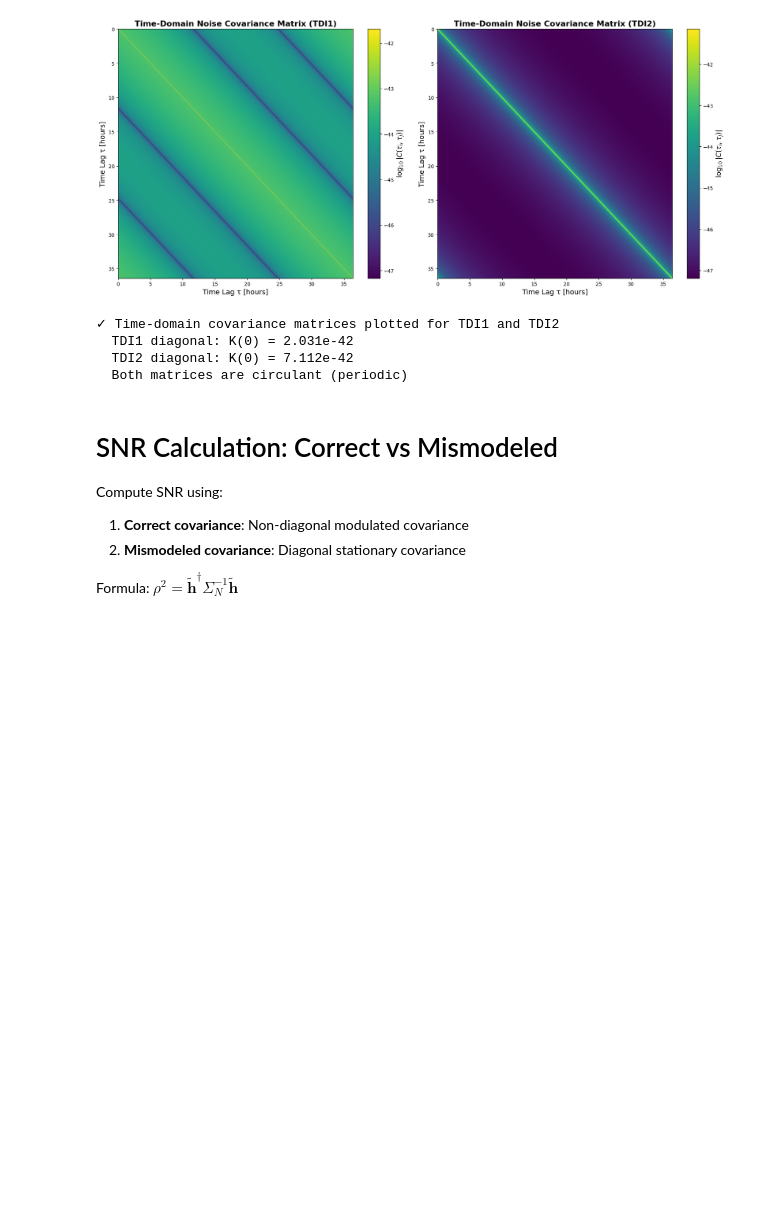
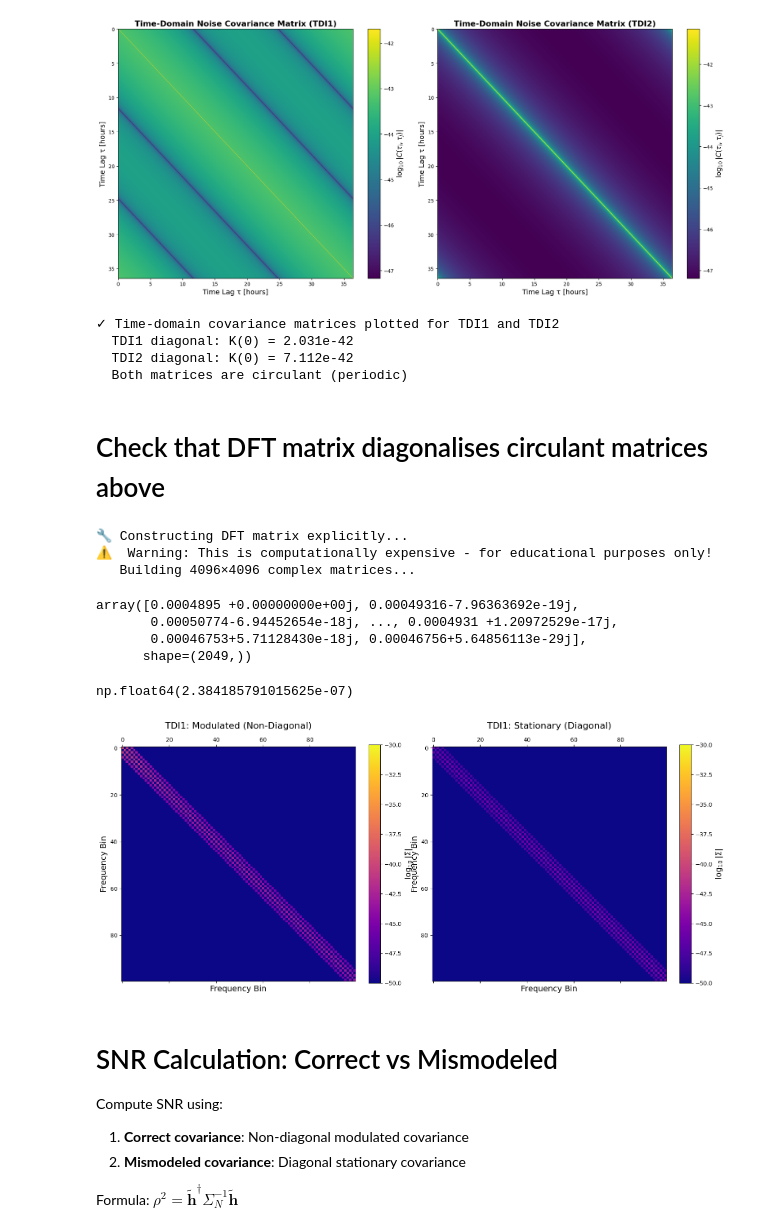
Before and after one commit to lorenzsp/NoStaLISA, a Jupyter notebook: toy_models/toy_model_modulation_mismodel.ipynb, the cells around one changed output. Cells and saved outputs as stored; diff of their text form; code cells hidden in the pictures; blank space fills up the shorter version.

Commit message:
time-domain modulated noise cov built

```diff
--- a/toy_models/toy_model_modulation_mismodel.ipynb
+++ b/toy_models/toy_model_modulation_mismodel.ipynb
@@ -620,8 +608,8 @@ Key observations:
 noise_cov_tdi1 = noise_cov_matrix_time(PSD_TDI1, delta_t, circulant=True)
 noise_cov_tdi2 = noise_cov_matrix_time(PSD_TDI2, delta_t, circulant=True)
 
-noise_cov_tdi1 = noise_cov_matrix_time(PSD_TDI1, delta_t, circulant=True)
-noise_cov_tdi2 = noise_cov_matrix_time(PSD_TDI2, delta_t, circulant=True)
+noise_cov_tdi1_w = noise_cov_matrix_time(PSD_TDI1, delta_t, w_t = w_t, circulant=True)
+noise_cov_tdi2_w = noise_cov_matrix_time(PSD_TDI2, delta_t, w_t = w_t, circulant=True)
 
 # Plot the time-domain noise covariance matrices for both TDI1 and TDI2
 fig, axes = plt.subplots(1, 2, figsize=[18, 8])
@@ -662,6 +650,79 @@ print(f"  Both matrices are circulant (periodic)")
   TDI1 diagonal: K(0) = 2.031e-42
   TDI2 diagonal: K(0) = 7.112e-42
   Both matrices are circulant (periodic)
+# %% [markdown]
+# Check that DFT matrix diagonalises circulant matrices above
+# %%
+# =============================================================================
+# DFT MATRIX CONSTRUCTION (EDUCATIONAL PURPOSE)
+# =============================================================================
+
+print("🔧 Constructing DFT matrix explicitly...")
+print("⚠️  Warning: This is computationally expensive - for educational purposes only!")
+
+# The complex exponential base
+omega = np.exp(2*1j*np.pi/N)
+
+# Initialize DFT and inverse DFT matrices
+P = np.zeros((N, N), dtype=complex)      # Forward DFT matrix
+Pinv = np.zeros((N, N), dtype=complex)   # Inverse DFT matrix
+
+print(f"   Building {N}×{N} complex matrices...")
+
+# Construct matrices element by element (slow but educational)
+# P[j,k] = (1/√N) * exp(2πijk/N)  - forward transform
+# Pinv[j,k] = (1/N) * exp(-2πijk/N) - inverse transform
+
+for i in tqdm(range(N), desc="Building DFT matrices"):
+    for j in range(N):
+        # Forward DFT matrix element
+        P[i,j] = (1./np.sqrt(N)) * omega**(i*j)
+
+        # Inverse DFT matrix element
+        Pinv[i,j] = (1./N) * (1./P[i,j])
+# %% [output]
+🔧 Constructing DFT matrix explicitly...
+⚠️  Warning: This is computationally expensive - for educational purposes only!
+   Building 4096×4096 complex matrices...
+# %%
+Sigma_w_check_tdi1 = (P @ noise_cov_tdi1_w @ Pinv)
+Sigma_w_check_tdi2 = (P @ noise_cov_tdi2_w @ Pinv)
+# %%
+np.diag(Sigma_w_check_tdi1[:N//2 + 1,:N//2+1])/np.diag(Cov_Matrix_TDI1_modulated)
+# %% [output]
+array([0.0004895 +0.00000000e+00j, 0.00049316-7.96363692e-19j,
+       0.00050774-6.94452654e-18j, ..., 0.0004931 +1.20972529e-17j,
+       0.00046753+5.71128430e-18j, 0.00046756+5.64856113e-29j],
+      shape=(2049,))
+# %%
+1/(N*delta_t**2)
+# %% [output]
+np.float64(2.384185791015625e-07)
+# %%
+# Plot subset of covariance matrices
+N_plot = 100  # Number of bins to visualize
+
+fig, axes = plt.subplots(1, 2, figsize=[18, 16])
+
+# TDI1 - Modulated
+mat1 = axes[0].matshow(np.log10(np.abs(Sigma_w_check_tdi1[:N_plot, :N_plot])),
+                           cmap='plasma', vmin=-50, vmax=-30)
+axes[0].set_title('TDI1: Modulated (Non-Diagonal)', fontsize=16, pad=15)
+axes[0].set_xlabel('Frequency Bin', fontsize=14)
+axes[0].set_ylabel('Frequency Bin', fontsize=14)
+cbar1 = fig.colorbar(mat1, ax=axes[0], fraction=0.046)
+cbar1.set_label(r'$\log_{10}|\Sigma|$', fontsize=14)
+
+# TDI1 - Stationary
+mat2 = axes[1].matshow(np.log10(np.abs(Sigma_w_check_tdi2[:N_plot, :N_plot])),
+                           cmap='plasma', vmin=-50, vmax=-30)
+axes[1].set_title('TDI1: Stationary (Diagonal)', fontsize=16, pad=15)
+axes[1].set_xlabel('Frequency Bin', fontsize=14)
+axes[1].set_ylabel('Frequency Bin', fontsize=14)
+cbar2 = fig.colorbar(mat2, ax=axes[1], fraction=0.046)
+cbar2.set_label(r'$\log_{10}|\Sigma|$', fontsize=14)
+# %% [output]
+[figure, added]
 # %% [markdown]
 # SNR Calculation: Correct vs Mismodeled
 
```
Also changed, not shown: parts of 7 cells of this notebook.
